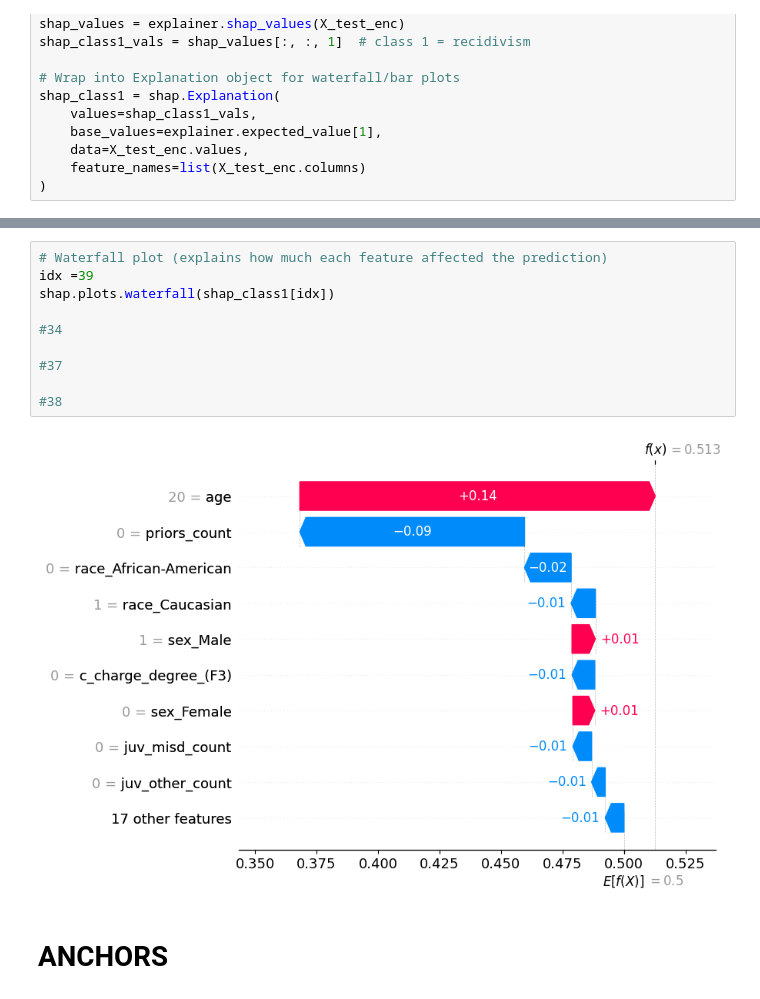
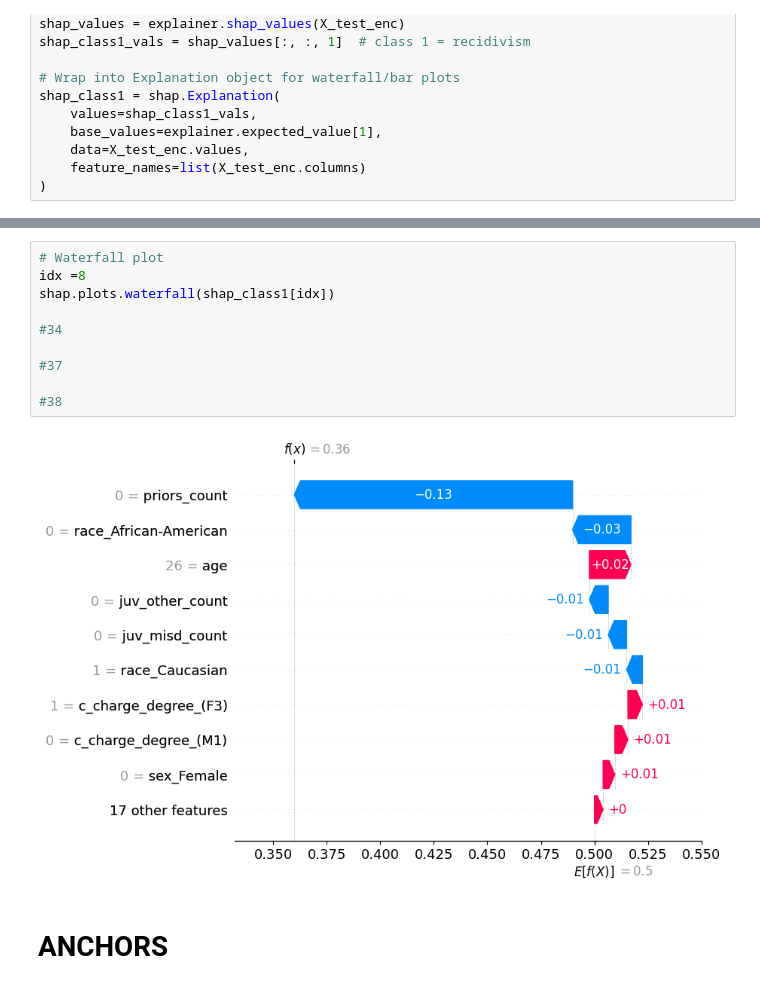
Before and after one commit to SarahSwinnen/ExplainabilityCOMPAS, a Jupyter notebook: notebook.ipynb, the cells around one changed output, grey strips where cells are left out. Cells and saved outputs as stored; diff of their text form.

Commit message:
added shap plots

```diff
--- a/notebook.ipynb
+++ b/notebook.ipynb
@@ -268,15 +431,15 @@ shap.summary_plot(shap_class1_vals, X_test_enc, plot_type='bar', max_display=20)
 # %%
-# Waterfall plot (explains how much each feature affected the prediction)
-idx =39
+# Waterfall plot
+idx =8
 shap.plots.waterfall(shap_class1[idx])
 
 #34
 
 #37
 
 #38
 # %% [output]
-[figure, old version]
+[figure, new version]
 # %% [markdown]
 # ANCHORS
 # %%
```
Also changed, not shown: parts of 10 cells of this notebook.
